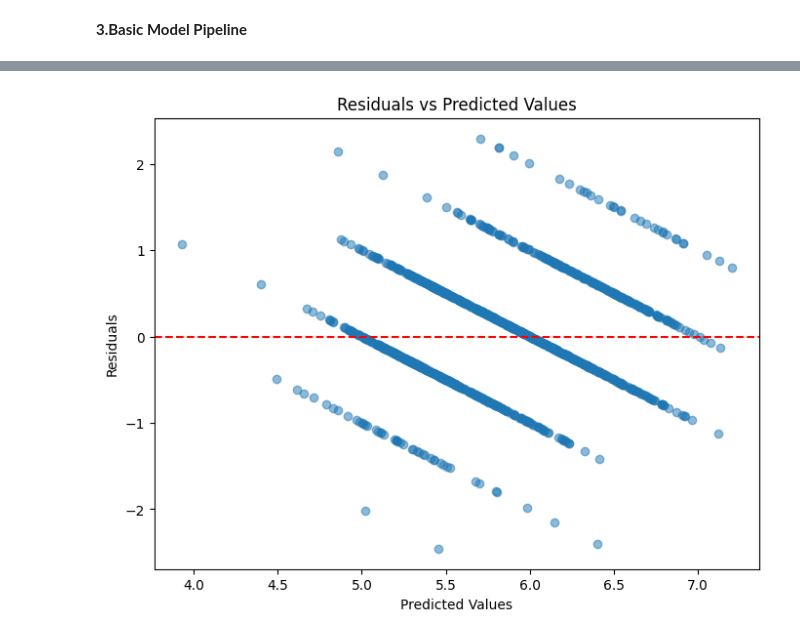
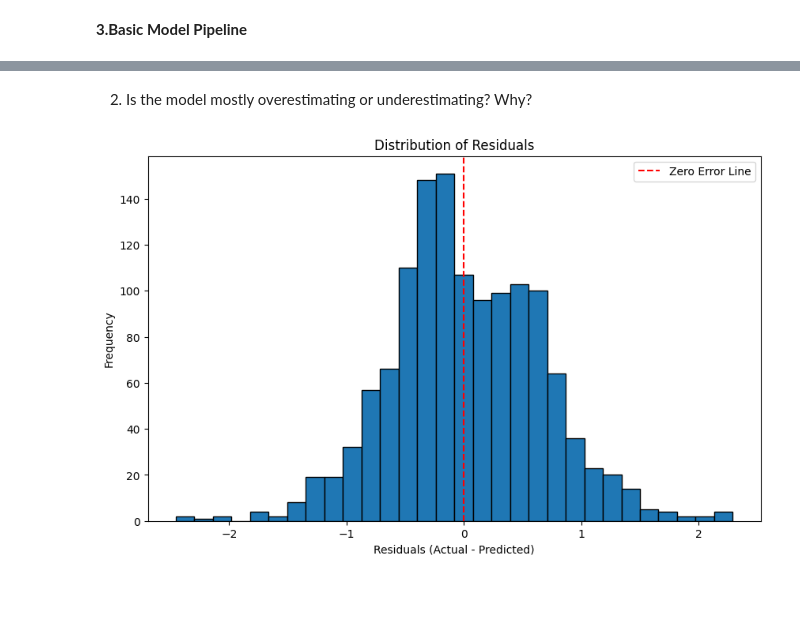
Before and after one commit to amitkarol/TDS-WineQualityPrediction, a Jupyter notebook: part1.ipynb, the cells around one changed output, grey strips where cells are left out. Drawn from its saved outputs; the diff is of its cells as text; code cells hidden in the pictures; blank space fills up the shorter version.

```diff
--- a/part1.ipynb
+++ b/part1.ipynb
@@ -211,14 +304,16 @@ R² Score: 0.42
+# %% [markdown]
+2. Is the model mostly overestimating or underestimating? Why?
 # %%
-# Calculate residuals
 residuals = y_test - y_pred_test
 
-# Plot residuals vs predicted values
-plt.figure(figsize=(8, 6))
-plt.scatter(y_pred_test, residuals, alpha=0.5)
-plt.axhline(0, color='red', linestyle='--')
-plt.xlabel("Predicted Values")
-plt.ylabel("Residuals")
-plt.title("Residuals vs Predicted Values")
+# Plotting the residuals
+plt.figure(figsize=(10, 6))
+plt.hist(residuals, bins=30, edgecolor='k')
+plt.axvline(0, color='red', linestyle='--', label='Zero Error Line')
+plt.xlabel('Residuals (Actual - Predicted)')
+plt.ylabel('Frequency')
+plt.title('Distribution of Residuals')
+plt.legend()
 plt.show()
 # %% [output]
-[figure, old version]
+[figure, new version]
```
Also changed, not shown: parts of 21 cells of this notebook.
